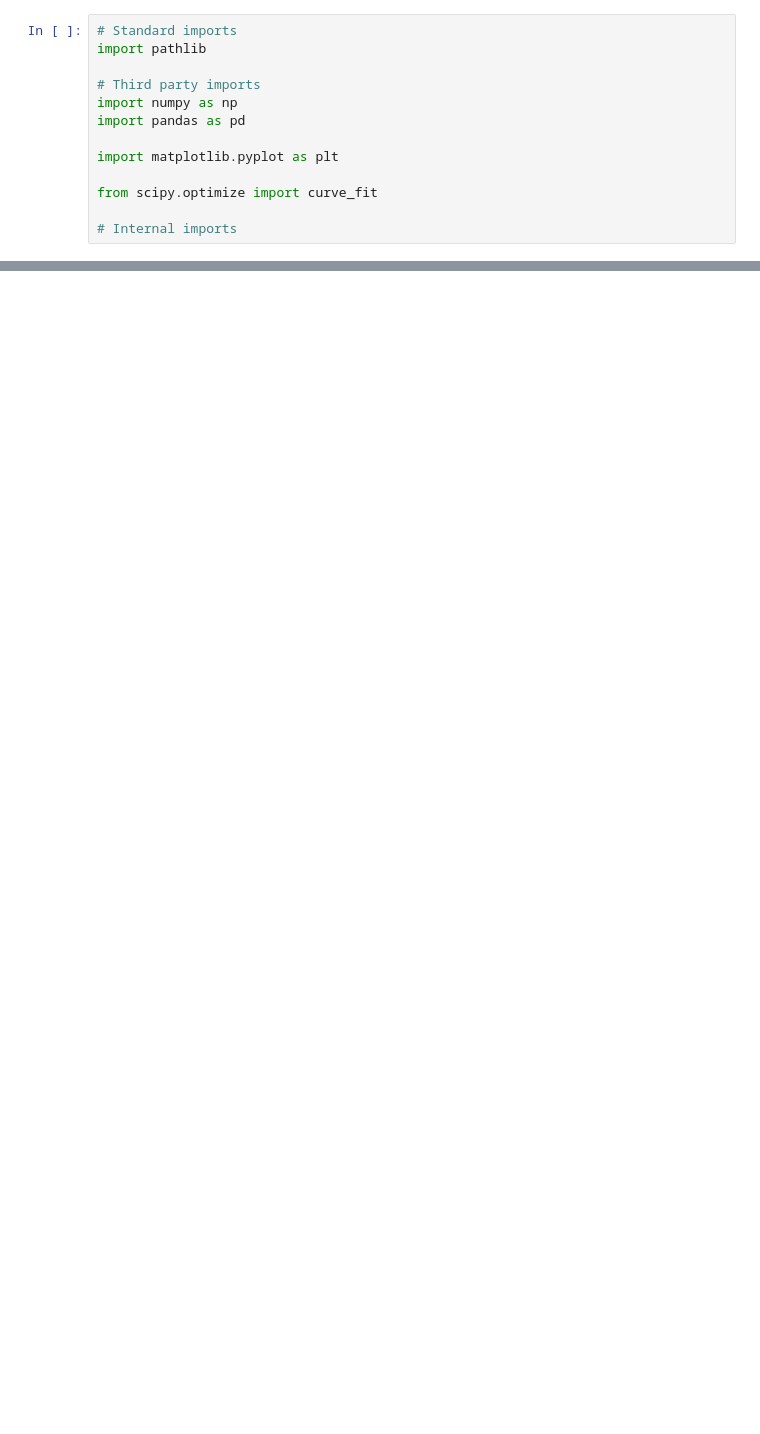
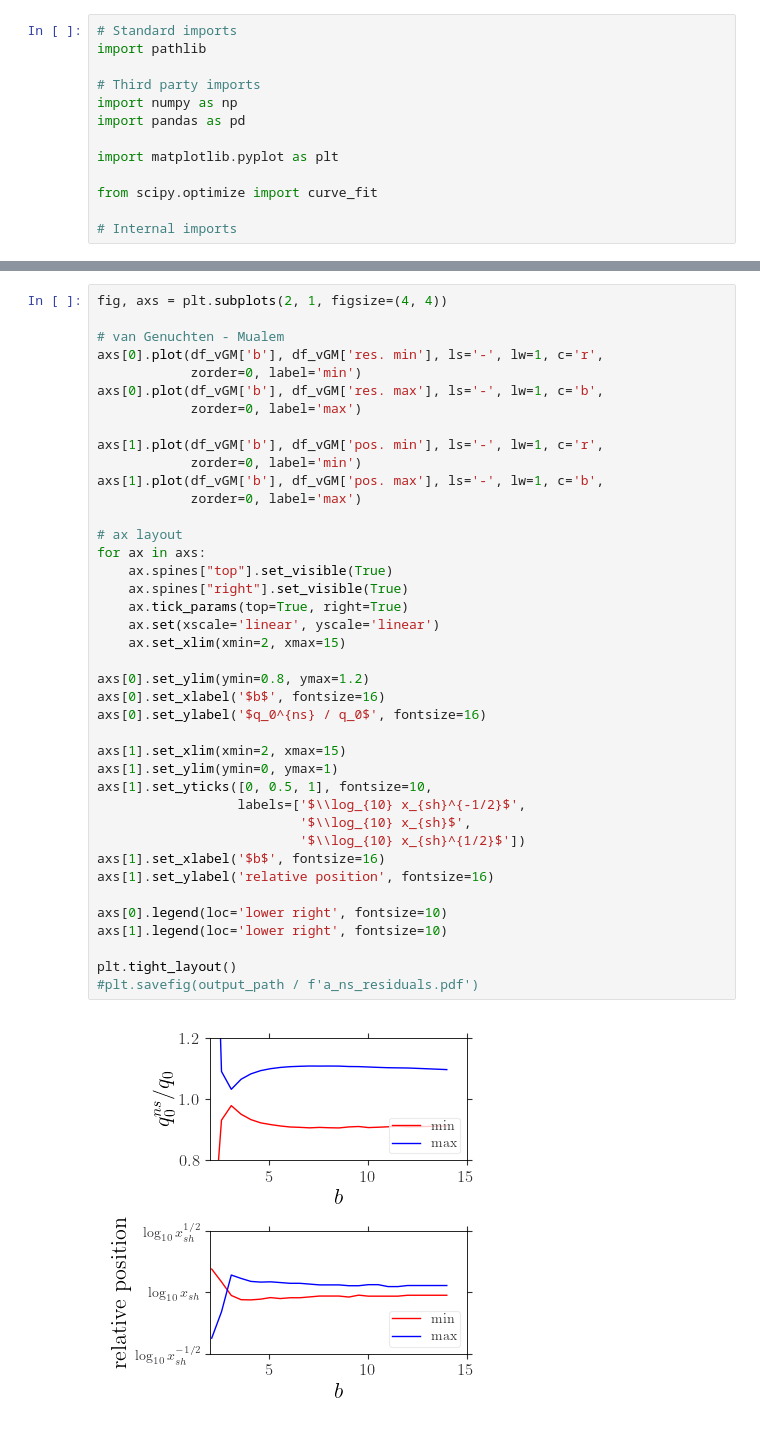
Before and after one commit to jpaccolat/seepage, a Jupyter notebook: exp2.ipynb, the cells around one changed output, grey strips where cells are left out. Saved outputs shown, nothing was run; the diff lists cells and outputs as text; blank space fills up the shorter version.

```diff
--- a/exp2.ipynb
+++ b/exp2.ipynb
@@ -134,0 +190,42 @@ plt.tight_layout()
+# %%
+fig, axs = plt.subplots(2, 1, figsize=(4, 4))
+
+# van Genuchten - Mualem
+axs[0].plot(df_vGM['b'], df_vGM['res. min'], ls='-', lw=1, c='r',
+            zorder=0, label='min')
+axs[0].plot(df_vGM['b'], df_vGM['res. max'], ls='-', lw=1, c='b',
+            zorder=0, label='max')
+
+axs[1].plot(df_vGM['b'], df_vGM['pos. min'], ls='-', lw=1, c='r',
+            zorder=0, label='min')
+axs[1].plot(df_vGM['b'], df_vGM['pos. max'], ls='-', lw=1, c='b',
+            zorder=0, label='max')
+
+# ax layout
+for ax in axs:
+    ax.spines["top"].set_visible(True)
+    ax.spines["right"].set_visible(True)
+    ax.tick_params(top=True, right=True)
+    ax.set(xscale='linear', yscale='linear')
+    ax.set_xlim(xmin=2, xmax=15)
+
+axs[0].set_ylim(ymin=0.8, ymax=1.2)
+axs[0].set_xlabel('$b$', fontsize=16)
+axs[0].set_ylabel('$q_0^{ns} / q_0$', fontsize=16)
+
+axs[1].set_xlim(xmin=2, xmax=15)
+axs[1].set_ylim(ymin=0, ymax=1)
+axs[1].set_yticks([0, 0.5, 1], fontsize=10,
+                  labels=['$\\log_{10} x_{sh}^{-1/2}$',
+                          '$\\log_{10} x_{sh}$',
+                          '$\\log_{10} x_{sh}^{1/2}$'])
+axs[1].set_xlabel('$b$', fontsize=16)
+axs[1].set_ylabel('relative position', fontsize=16)
+
+axs[0].legend(loc='lower right', fontsize=10)
+axs[1].legend(loc='lower right', fontsize=10)
+
+plt.tight_layout()
+#plt.savefig(output_path / f'a_ns_residuals.pdf')
+# %% [output]
+[figure, added]
```
Also changed, not shown: parts of 11 cells of this notebook, 2 other files.
